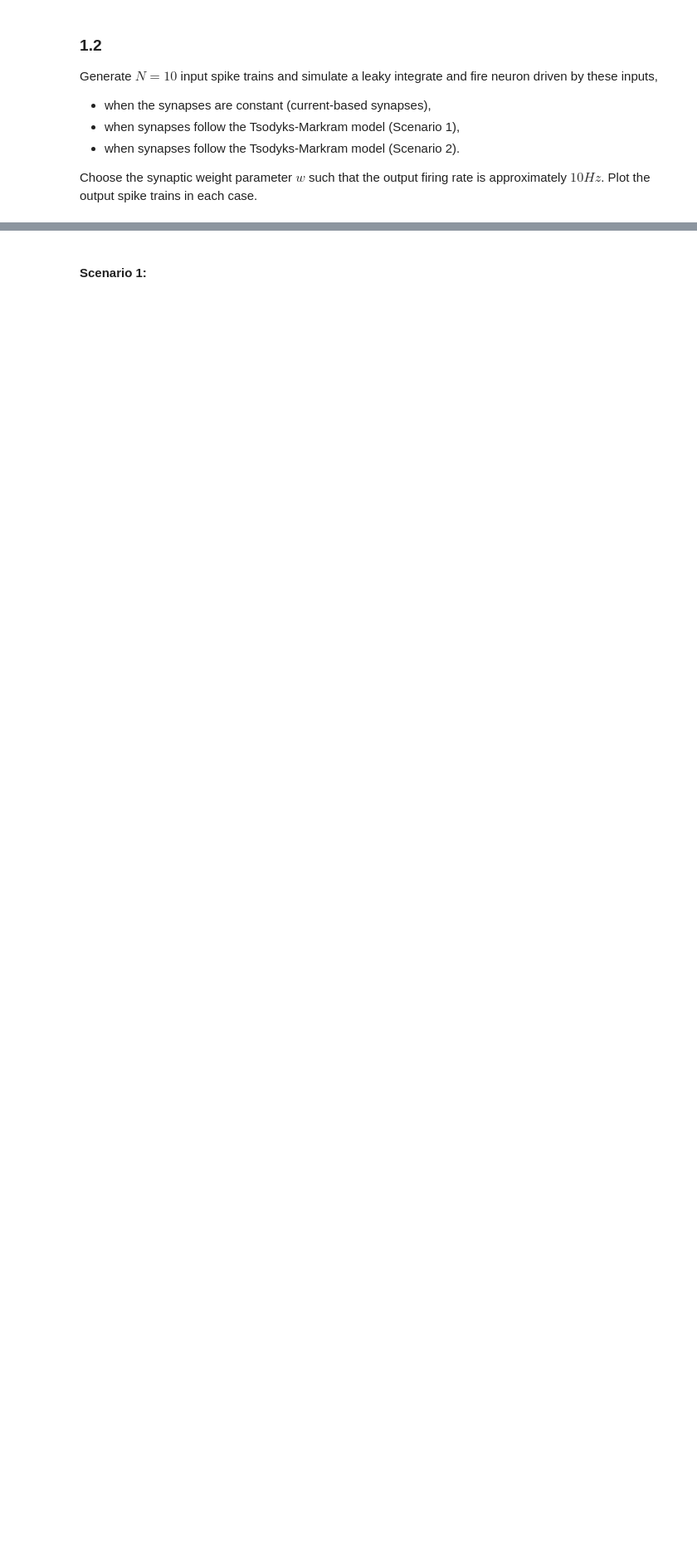
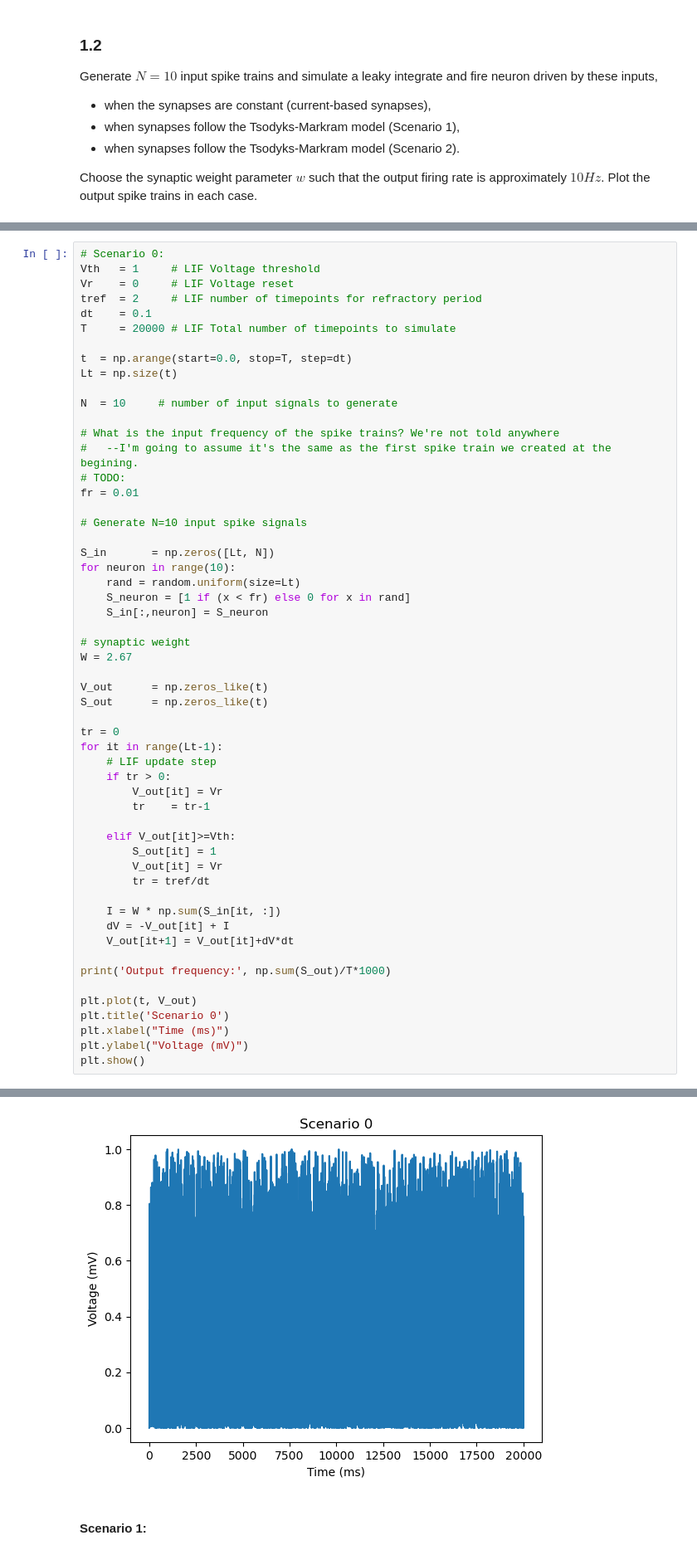
Before and after one commit to WillardFord/BIPN_164, a Jupyter notebook: BIPN164HW2_2023.ipynb, the cells around one changed output, grey strips where cells are left out. Shown at 83% size. Saved outputs shown, nothing was run; the diff lists cells and outputs as text; blank space fills up the shorter version.

```diff
--- a/BIPN164HW2_2023.ipynb
+++ b/BIPN164HW2_2023.ipynb
@@ -171,0 +174,56 @@ Plot the output spike trains in each case.
+# %%
+# Scenario 0:
+Vth   = 1     # LIF Voltage threshold
+Vr    = 0     # LIF Voltage reset
+tref  = 2     # LIF number of timepoints for refractory period
+dt    = 0.1
+T     = 20000 # LIF Total number of timepoints to simulate
+
+t  = np.arange(start=0.0, stop=T, step=dt)
+Lt = np.size(t)
+
+N  = 10     # number of input signals to generate
+
+# What is the input frequency of the spike trains? We're not told anywhere
+#   --I'm going to assume it's the same as the first spike train we created at the begining.
+# TODO:
+fr = 0.01
+
+# Generate N=10 input spike signals
+
+S_in       = np.zeros([Lt, N])
+for neuron in range(10):
+    rand = random.uniform(size=Lt)
+    S_neuron = [1 if (x < fr) else 0 for x in rand]
+    S_in[:,neuron] = S_neuron
+
+# synaptic weight
+W = 2.67
+
+V_out      = np.zeros_like(t)
+S_out      = np.zeros_like(t)
+
+tr = 0
+for it in range(Lt-1):
+    # LIF update step
+    if tr > 0:
+        V_out[it] = Vr
+        tr    = tr-1
+
+    elif V_out[it]>=Vth:
+        S_out[it] = 1
+        V_out[it] = Vr
+        tr = tref/dt
+
+    I = W * np.sum(S_in[it, :])
+    dV = -V_out[it] + I
+    V_out[it+1] = V_out[it]+dV*dt
+
+print('Output frequency:', np.sum(S_out)/T*1000)
+
+plt.plot(t, V_out)
+plt.title('Scenario 0')
+plt.xlabel("Time (ms)")
+plt.ylabel("Voltage (mV)")
+plt.show()
+# %% [output]
@@ -172,3 +231,4 @@ Plot the output spike trains in each case.
+[figure, added]
 # %% [markdown]
 #### Scenario 1:
 # %%
```
Also changed, not shown: parts of 10 cells of this notebook.
